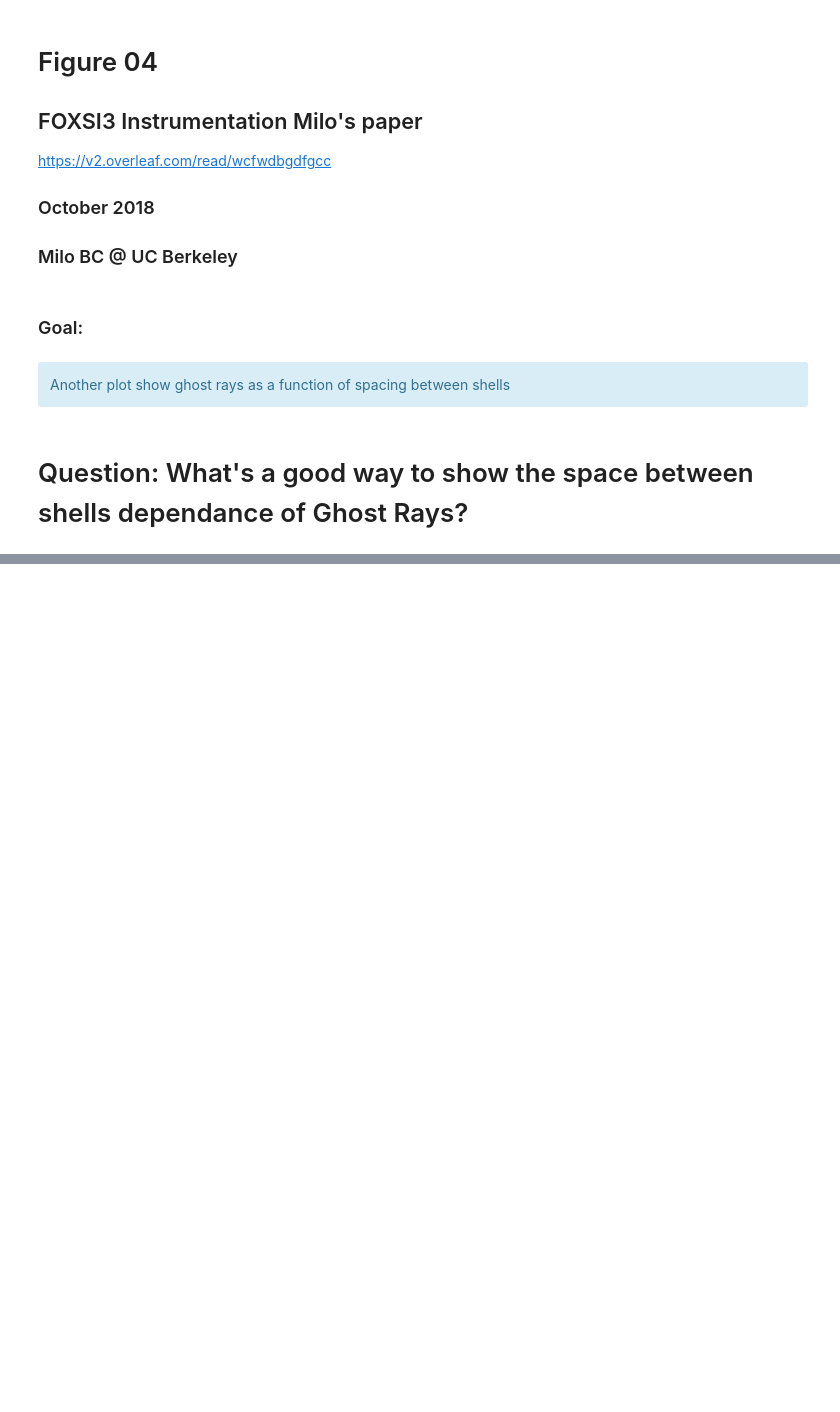
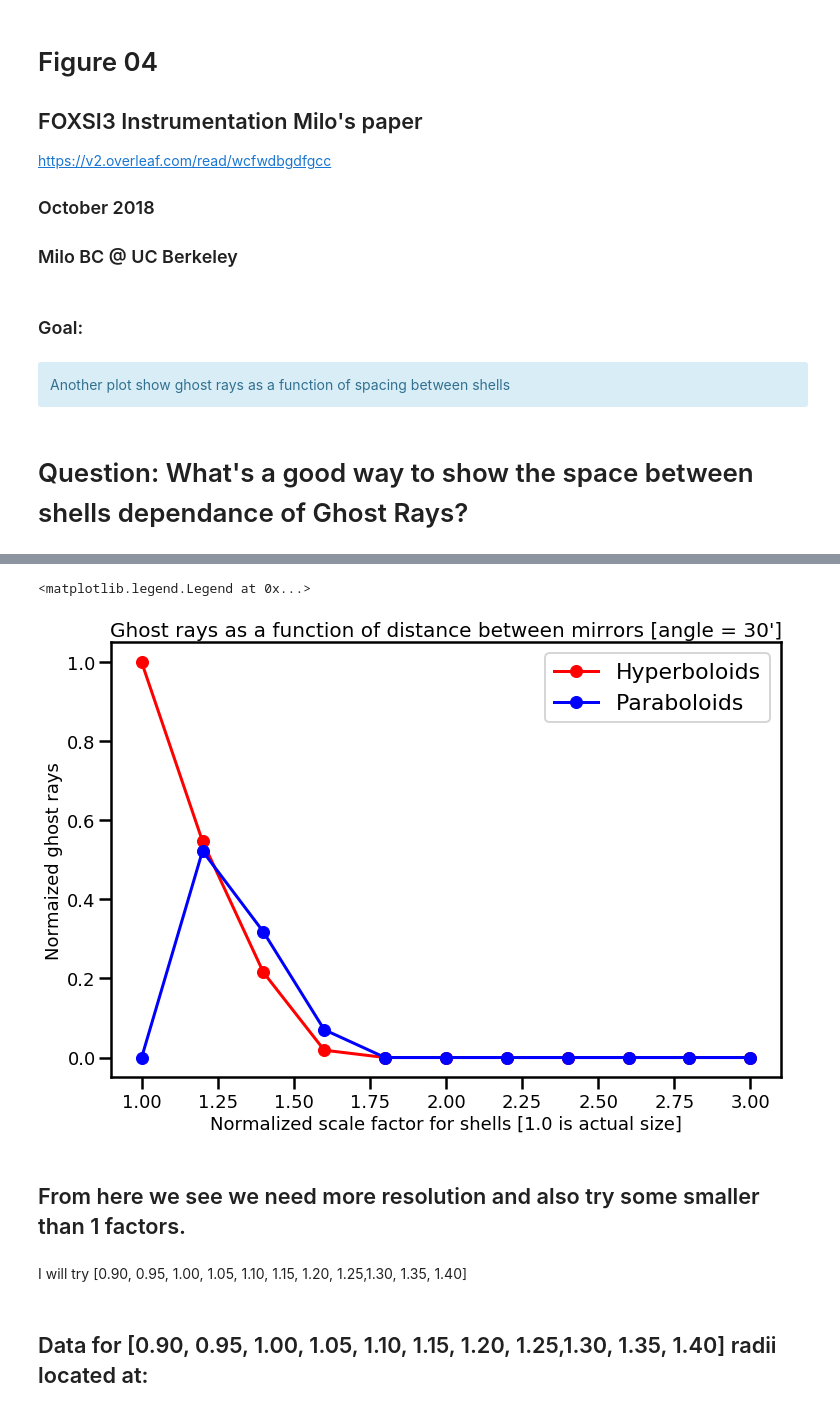
Before and after one commit to pymilo/Milo_FOXSI_Science, a Jupyter notebook: Paper_figures/Fig04_GR_NestingSpace.ipynb, the cells around one changed output, grey strips where cells are left out. Drawn from its saved outputs; the diff is of its cells as text; code cells hidden in the pictures; blank space fills up the shorter version.

Commit message:
Including paper figure that shows dependance on space between mirrors

```diff
--- a/Paper_figures/Fig04_GR_NestingSpace.ipynb
+++ b/Paper_figures/Fig04_GR_NestingSpace.ipynb
@@ -32,0 +19,16 @@ array([10.302,  9.8  ,  9.318,  8.858,  8.42 ,  8.   ,  7.598,  7.18 ,
+# %%
+import numpy as np
+import matplotlib.pyplot as plt
+import seaborn as sns
+from foxsisim.util import load_rays
+from foxsisim.detector import Detector
+sns.set_context('poster')
+# %%
+fbr = 3.09671   ## Front blocker
+rbr = 2.62      ## Rear blocker
+angle = 30.0    ## off-axis angle in arcmin
+factor = np.arange(1.,3.2,.2)    ## Scale factor
+
+## Defining lists:
+All_Drays, All_Hrays, All_Prays = [], [], []
+All_Dx, All_Dy, All_Hx, All_Hy, All_Px, All_Py = [], [], [], [], [], []
@@ -32,0 +98,23 @@ array([10.302,  9.8  ,  9.318,  8.858,  8.42 ,  8.   ,  7.598,  7.18 ,
+# %%
+Doubles, Hyp, Par = [], [], []
+for i, f in enumerate(factor):
+    Doubles.append(len(All_Drays[i]))
+    Hyp.append(len(All_Hrays[i]))
+    Par.append(len(All_Prays[i]))
+# %%
+fig = plt.figure(figsize=(12,8))
+plt.title("Ghost rays as a function of distance between mirrors [angle = 30']",fontsize=20)
+plt.plot(factor,np.array(Hyp)/max(Hyp),'-or',label='Hyperboloids')
+plt.plot(factor,np.array(Par)/max(Hyp),'-ob',label='Paraboloids')
+plt.xticks(fontsize=18)
+plt.yticks(fontsize=18)
+plt.ylabel('Normaized ghost rays',fontsize=18)
+plt.xlabel('Normalized scale factor for shells [1.0 is actual size]',fontsize=18)
+plt.legend()
+# %% [output]
+<matplotlib.legend.Legend at 0x...>
+[figure, added]
+# %% [markdown]
+## From here we see we need more resolution and also try some smaller than 1 factors.
+# %% [markdown]
+I will try [0.90, 0.95, 1.00, 1.05, 1.10, 1.15, 1.20, 1.25,1.30, 1.35, 1.40]
@@ -32,0 +123,2 @@ array([10.302,  9.8  ,  9.318,  8.858,  8.42 ,  8.   ,  7.598,  7.18 ,
+# %% [markdown]
+## Data for [0.90, 0.95, 1.00, 1.05, 1.10, 1.15, 1.20, 1.25,1.30, 1.35, 1.40] radii located at:
```
Also changed, not shown: parts of 9 cells of this notebook, 2 other files.
